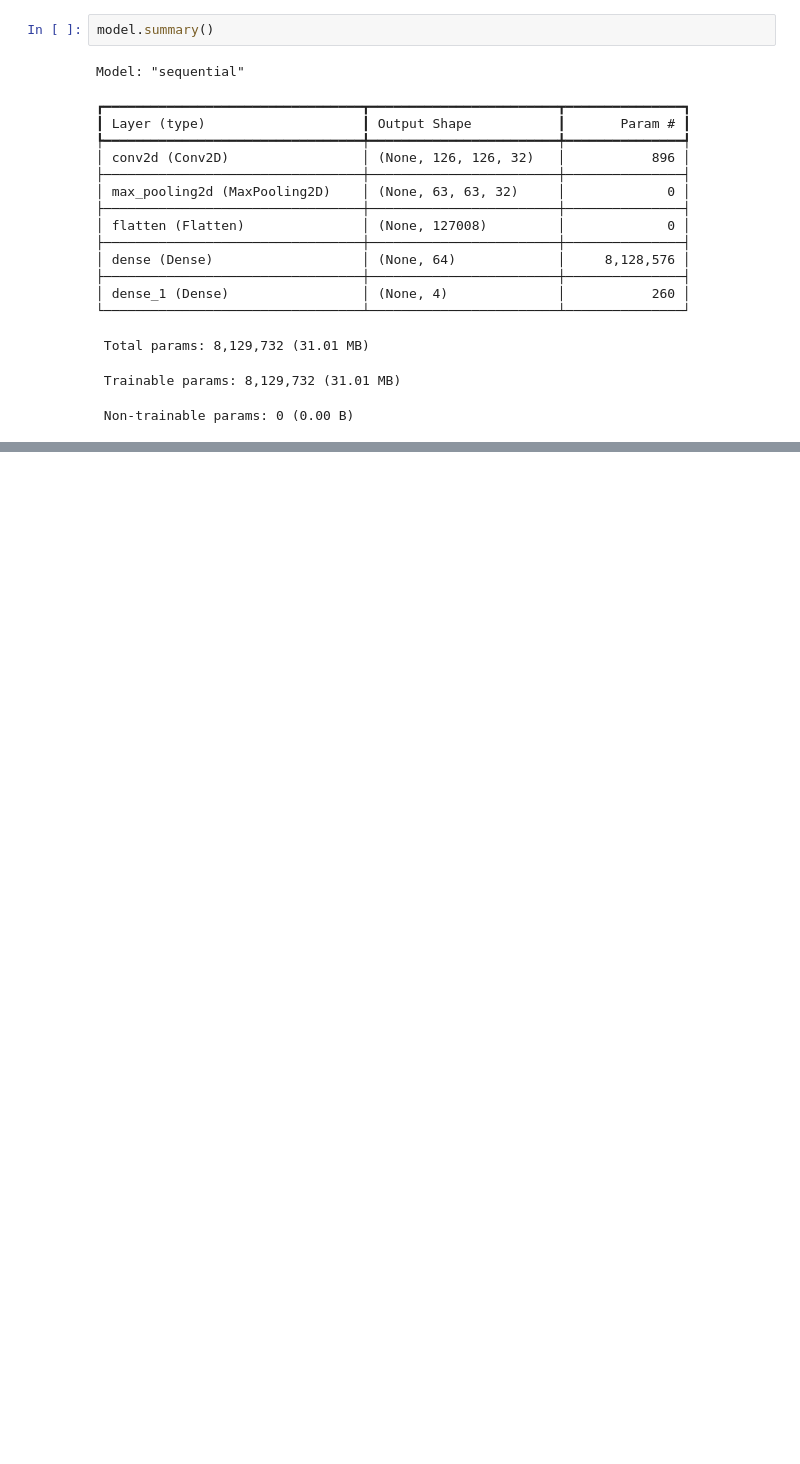
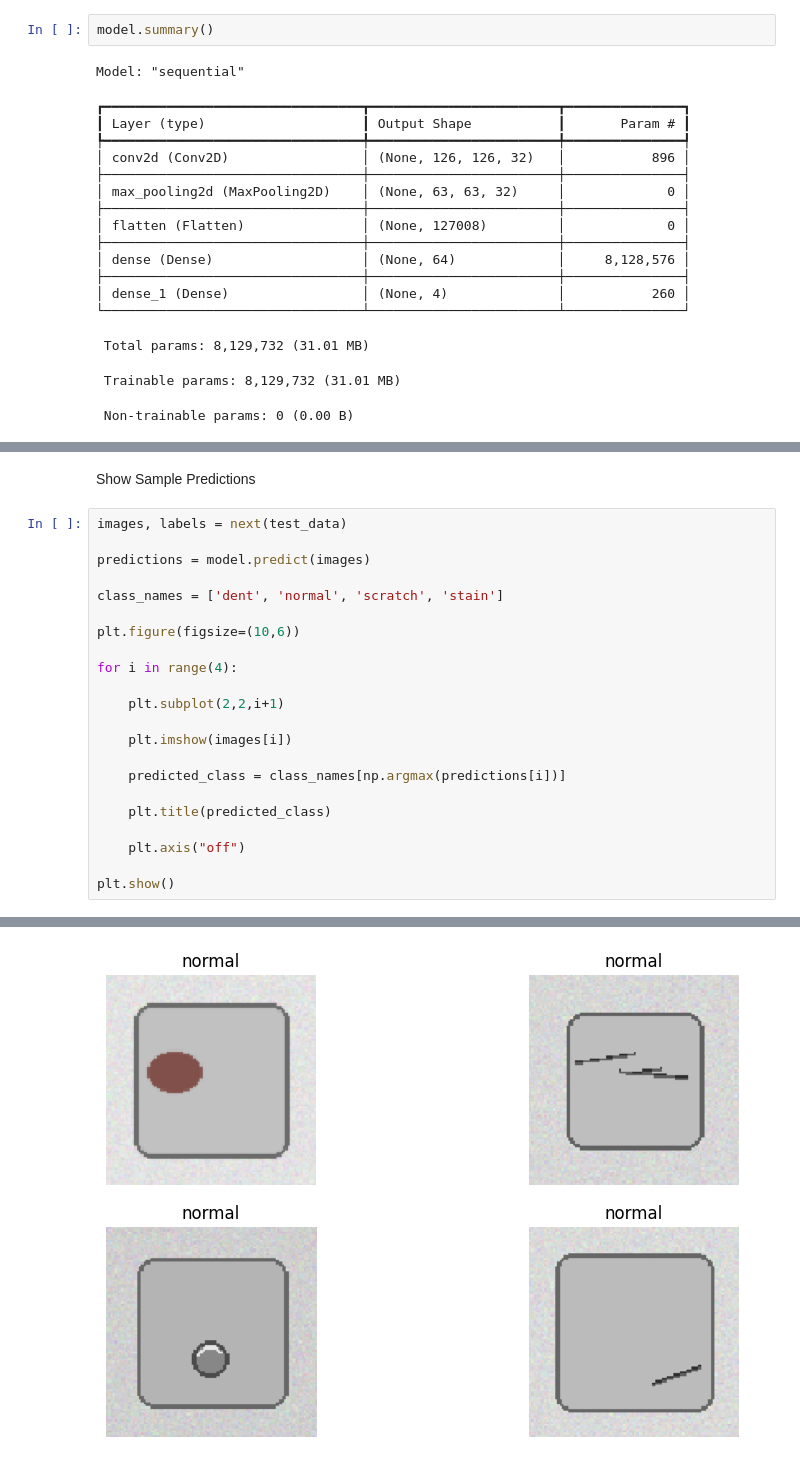
Before and after one commit to dppanchal889/assignment--05--BITSOM-2511143-part-2-cnn-computer-vision, a Jupyter notebook: notebook.ipynb, the cells around one changed output, grey strips where cells are left out. Cells and saved outputs as stored; diff of their text form; blank space fills up the shorter version.

```diff
--- a/notebook.ipynb
+++ b/notebook.ipynb
@@ -264,0 +405,25 @@ Model: "sequential"
+# %% [markdown]
+Show Sample Predictions
+# %%
+images, labels = next(test_data)
+
+predictions = model.predict(images)
+
+class_names = ['dent', 'normal', 'scratch', 'stain']
+
+plt.figure(figsize=(10,6))
+
+for i in range(4):
+
+    plt.subplot(2,2,i+1)
+
+    plt.imshow(images[i])
+
+    predicted_class = class_names[np.argmax(predictions[i])]
+
+    plt.title(predicted_class)
+
+    plt.axis("off")
+
+plt.show()
+# %% [output]
@@ -264,0 +431 @@ Model: "sequential"
+[figure, added]
```
Also changed, not shown: parts of 20 cells of this notebook.
